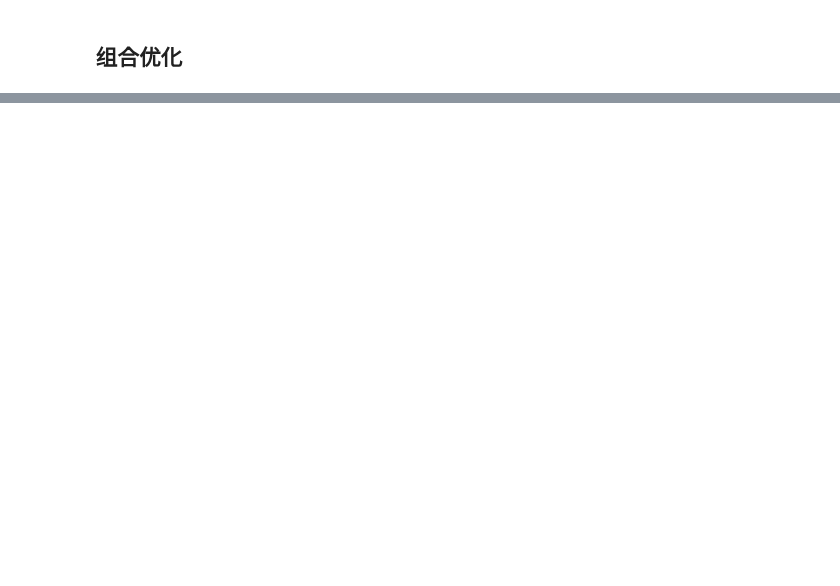
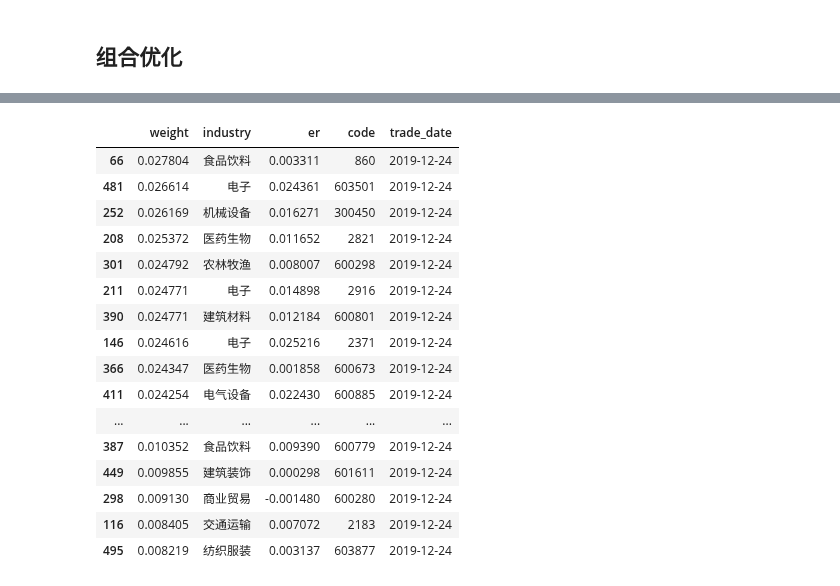
Before and after one commit to STHSF/MultiFactors, a Jupyter notebook: src/stacking/notebooks/cross_section/RealOperation/run_realtime_analysis.ipynb, the cells around one changed output, grey strips where cells are left out. Drawn from its saved outputs; the diff is of its cells as text; code cells hidden in the pictures; blank space fills up the shorter version.

```diff
--- a/src/stacking/notebooks/cross_section/RealOperation/run_realtime_analysis.ipynb
+++ b/src/stacking/notebooks/cross_section/RealOperation/run_realtime_analysis.ipynb
@@ -29,10 +29,10 @@ pd.set_option('max_colwidth',100)
 # %%
 # 指定需要执行的日期和保存的文件夹
 # start_date = '2010-01-19'  # 训练集的起始时间
-start_date = '2019-10-09'  # 训练集的起始时间
-end_date = '2019-12-18'
+start_date = '2019-10-15'  # 训练集的起始时间
+end_date = '2019-12-24'
 # 设置保存的文件目录
-weekly = 's5'  # s1, s2,  s3, s4, s5
+weekly = 's3'  # s1: 周一, s2: 周二,  s3: 周三, s4: 周四, s5: 周五
 # %%
 universe = Universe('zz500')
 freq = '5b'
@@ -373,7 +500,25 @@ alpha_logger.info('{} is finished'.format(ref_date))
 # %%
 # 修改code格式
 # 取TOP N作为真实的下单股票
-real_pos = tune_record.sort_values(by='weight', ascending=False)[:50]
+real_pos = current_pos.sort_values(by='weight', ascending=False)[:50]
 real_pos['weight'] = real_pos['weight'] / real_pos['weight'].sum()
 real_pos
+# %% [output]
+|  | weight | industry | er | code | trade_date |
+| 66 | 0.027804 | 食品饮料 | 0.003311 | 860 | 2019-12-24 |
+| 481 | 0.026614 | 电子 | 0.024361 | 603501 | 2019-12-24 |
+| 252 | 0.026169 | 机械设备 | 0.016271 | 300450 | 2019-12-24 |
+| 208 | 0.025372 | 医药生物 | 0.011652 | 2821 | 2019-12-24 |
+| 301 | 0.024792 | 农林牧渔 | 0.008007 | 600298 | 2019-12-24 |
+| 211 | 0.024771 | 电子 | 0.014898 | 2916 | 2019-12-24 |
+| 390 | 0.024771 | 建筑材料 | 0.012184 | 600801 | 2019-12-24 |
+| 146 | 0.024616 | 电子 | 0.025216 | 2371 | 2019-12-24 |
+| 366 | 0.024347 | 医药生物 | 0.001858 | 600673 | 2019-12-24 |
+| 411 | 0.024254 | 电气设备 | 0.022430 | 600885 | 2019-12-24 |
+| ... | ... | ... | ... | ... | ... |
+| 387 | 0.010352 | 食品饮料 | 0.009390 | 600779 | 2019-12-24 |
+| 449 | 0.009855 | 建筑装饰 | 0.000298 | 601611 | 2019-12-24 |
+| 298 | 0.009130 | 商业贸易 | -0.001480 | 600280 | 2019-12-24 |
+| 116 | 0.008405 | 交通运输 | 0.007072 | 2183 | 2019-12-24 |
+| 495 | 0.008219 | 纺织服装 | 0.003137 | 603877 | 2019-12-24 |
 # %%
```
Also changed, not shown: parts of 18 cells of this notebook, 6 other files.
